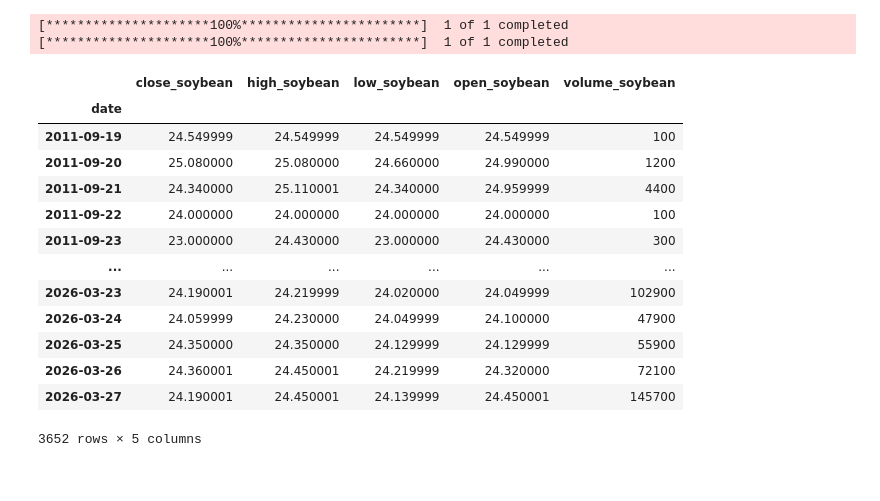
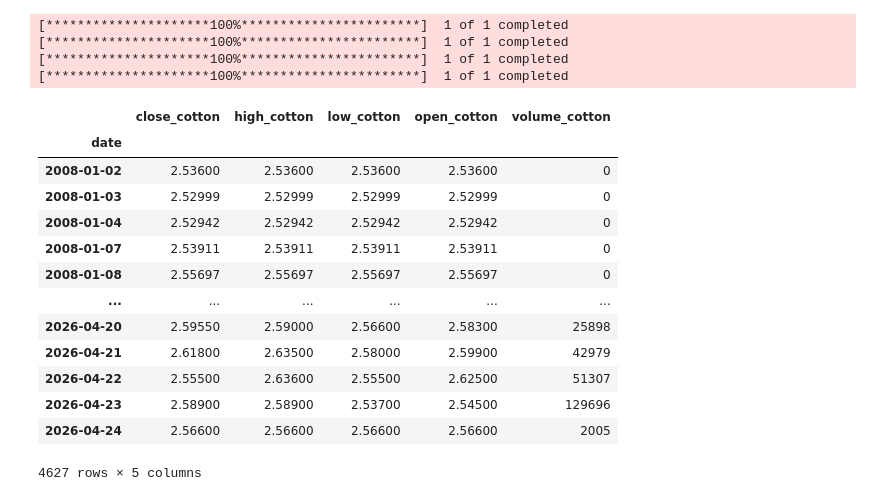
Before and after one commit to wiktorgrocholewski/Spring2026-TIC, a Jupyter notebook: Ensemble_Wiktor/notebooks/1_gettingdata.ipynb, the cells around one changed output. Drawn from its saved outputs; the diff is of its cells as text; code cells hidden in the pictures.

Commit message:
data

```diff
--- a/Ensemble_Wiktor/notebooks/1_gettingdata.ipynb
+++ b/Ensemble_Wiktor/notebooks/1_gettingdata.ipynb
@@ -11,23 +14,27 @@ save_path = '/Users/wiktor/TIC/Spring2026-TIC/Ensemble_Wiktor'
 # %%
-# Fetch corn and soybean ETF
+# Fetch corn,soybean, wheat, and cotton ETF
 fetch_yahoo_data('CORN', 'corn', save_path=save_path)
 fetch_yahoo_data('SOYB', 'soybean', save_path=save_path)
+fetch_yahoo_data('WEAT', 'wheat', save_path=save_path)
+fetch_yahoo_data('COTN.L', 'cotton', save_path=save_path)
 # %% [output]
 [*********************100%***********************]  1 of 1 completed
 [*********************100%***********************]  1 of 1 completed
+[*********************100%***********************]  1 of 1 completed
+[*********************100%***********************]  1 of 1 completed
-|  | close_soybean | high_soybean | low_soybean | open_soybean | volume_soybean |
+|  | close_cotton | high_cotton | low_cotton | open_cotton | volume_cotton |
 | date |  |  |  |  |  |
-| 2011-09-19 | 24.549999 | 24.549999 | 24.549999 | 24.549999 | 100 |
-| 2011-09-20 | 25.080000 | 25.080000 | 24.660000 | 24.990000 | 1200 |
-| 2011-09-21 | 24.340000 | 25.110001 | 24.340000 | 24.959999 | 4400 |
-| 2011-09-22 | 24.000000 | 24.000000 | 24.000000 | 24.000000 | 100 |
-| 2011-09-23 | 23.000000 | 24.430000 | 23.000000 | 24.430000 | 300 |
+| 2008-01-02 | 2.53600 | 2.53600 | 2.53600 | 2.53600 | 0 |
+| 2008-01-03 | 2.52999 | 2.52999 | 2.52999 | 2.52999 | 0 |
+| 2008-01-04 | 2.52942 | 2.52942 | 2.52942 | 2.52942 | 0 |
+| 2008-01-07 | 2.53911 | 2.53911 | 2.53911 | 2.53911 | 0 |
+| 2008-01-08 | 2.55697 | 2.55697 | 2.55697 | 2.55697 | 0 |
 | ... | ... | ... | ... | ... | ... |
-| 2026-03-23 | 24.190001 | 24.219999 | 24.020000 | 24.049999 | 102900 |
-| 2026-03-24 | 24.059999 | 24.230000 | 24.049999 | 24.100000 | 47900 |
-| 2026-03-25 | 24.350000 | 24.350000 | 24.129999 | 24.129999 | 55900 |
-| 2026-03-26 | 24.360001 | 24.450001 | 24.219999 | 24.320000 | 72100 |
-| 2026-03-27 | 24.190001 | 24.450001 | 24.139999 | 24.450001 | 145700 |
+| 2026-04-20 | 2.59550 | 2.59000 | 2.56600 | 2.58300 | 25898 |
+| 2026-04-21 | 2.61800 | 2.63500 | 2.58000 | 2.59900 | 42979 |
+| 2026-04-22 | 2.55500 | 2.63600 | 2.55500 | 2.62500 | 51307 |
+| 2026-04-23 | 2.58900 | 2.58900 | 2.53700 | 2.54500 | 129696 |
+| 2026-04-24 | 2.56600 | 2.56600 | 2.56600 | 2.56600 | 2005 |
-3652 rows × 5 columns
+4627 rows × 5 columns
 # %%
 # merge yahoo datasets
```
Also changed, not shown: parts of 11 cells of this notebook, 14 other files.
